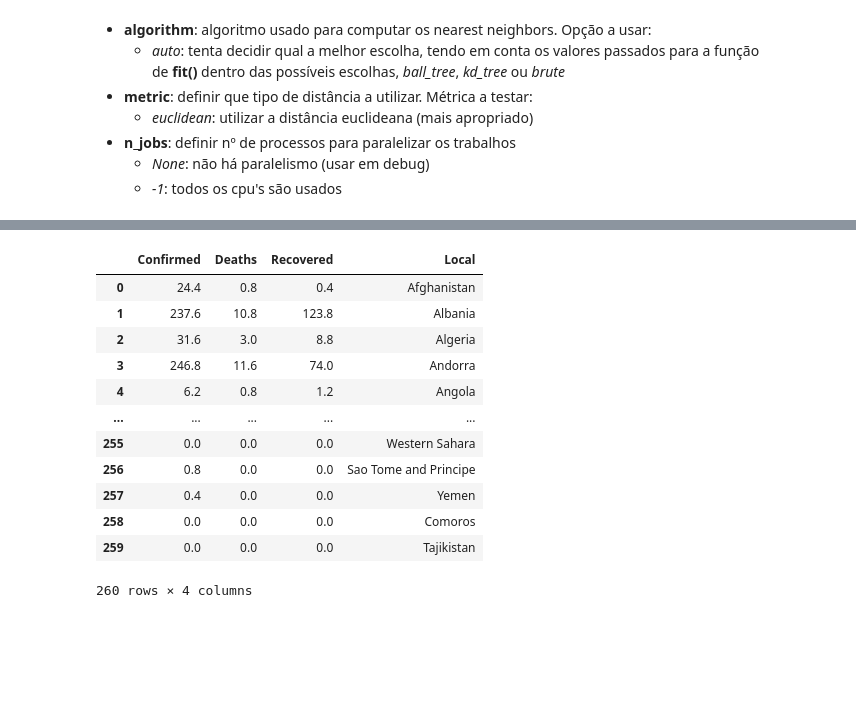
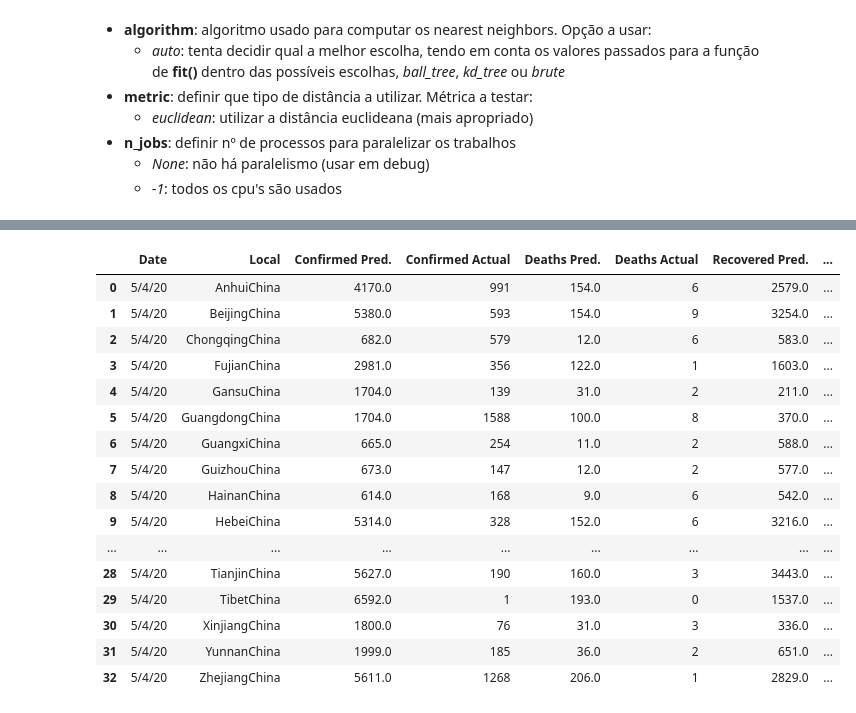
Before and after one commit to JoaoRicardoCardoso/MIEIC_IART_19_PROJ, a Jupyter notebook: PROJ2/Distance.Epi.ipynb, the cells around one changed output, grey strips where cells are left out. Drawn from its saved outputs; the diff is of its cells as text; code cells hidden in the pictures; blank space fills up the shorter version.

```diff
--- a/PROJ2/Distance.Epi.ipynb
+++ b/PROJ2/Distance.Epi.ipynb
@@ -99,0 +84,4 @@ covid_data
+# %%
+covid_data = covid_data.reset_index()
+del covid_data['index']
+covid_data
@@ -121,7 +123,7 @@ Já que pretendemos construir um modelo de regressão destes dados, vamos recorr
 # %%
 #data de teste: 4/5/20
 #criar set de treino
-train = covid_data[covid_data['Date']!='5/4/20']
+train = covid_data[(covid_data['Date']=='5/4/20') & (~covid_data['Local'].str.contains('China'))]
 train
 # %% [output]
 |  | Lat | Long | Date | Confirmed | Deaths | Recovered | Local |
@@ -140,6 +142,6 @@ train
 # %%
 #criar set de teste
-test = covid_data[covid_data['Date']=='5/4/20']
+test = covid_data[(covid_data['Date']=='5/4/20') & (covid_data['Local'].str.contains('China'))]
 test
 # %% [output]
 |  | Lat | Long | Date | Confirmed | Deaths | Recovered | Local |
@@ -158,30 +164,45 @@ test
 # %%
 #colunas em que vamos basear as previsões
 x_columns = ['Lat','Long']
 #colunas que queremos
 y_columns = ['Confirmed','Deaths','Recovered']
 
 from sklearn.neighbors import KNeighborsRegressor
 #criar o modelo e usar o número de vizinhos default, 5.
-knn = KNeighborsRegressor(n_neighbors=5)
+knn = KNeighborsRegressor(n_neighbors=5,weights='distance')
 #aplicar a função de fit ao set de treino
 knn.fit(train[x_columns],train[y_columns])
 #fazer previsões do set de teste usando
 predictions = knn.predict(test[x_columns])
-predictions = pd.DataFrame(data=predictions,columns=['Confirmed','Deaths','Recovered'])
+
+#tratar dos resultados
+predictions = pd.DataFrame(data=predictions,columns=['Confirmed Pred.','Deaths Pred.','Recovered Pred.'])
 predictions['Local'] = test['Local'].tolist()
+#arredondar os valores para inteiros, com teto
+predictions['Confirmed Pred.'] = predictions['Confirmed Pred.'].apply(np.ceil)
+predictions['Deaths Pred.'] = predictions['Deaths Pred.'].apply(np.ceil)
+predictions['Recovered Pred.'] = predictions['Recovered Pred.'].apply(np.ceil)
+predictions['Confirmed Actual'] = test['Confirmed'].tolist()
+predictions['Deaths Actual'] = test['Deaths'].tolist()
+predictions['Recovered Actual'] = test['Recovered'].tolist()
+predictions['Date'] = '5/4/20'
+predictions = predictions[['Date','Local', 'Confirmed Pred.', 'Confirmed Actual','Deaths Pred.', 'Deaths Actual','Recovered Pred.','Recovered Actual']]
 predictions
 # %% [output]
-|  | Confirmed | Deaths | Recovered | Local |
-| 0 | 24.4 | 0.8 | 0.4 | Afghanistan |
-| 1 | 237.6 | 10.8 | 123.8 | Albania |
-| 2 | 31.6 | 3.0 | 8.8 | Algeria |
-| 3 | 246.8 | 11.6 | 74.0 | Andorra |
-| 4 | 6.2 | 0.8 | 1.2 | Angola |
-| ... | ... | ... | ... | ... |
-| 255 | 0.0 | 0.0 | 0.0 | Western Sahara |
-| 256 | 0.8 | 0.0 | 0.0 | Sao Tome and Principe |
-| 257 | 0.4 | 0.0 | 0.0 | Yemen |
-| 258 | 0.0 | 0.0 | 0.0 | Comoros |
-| 259 | 0.0 | 0.0 | 0.0 | Tajikistan |
+|  | Date | Local | Confirmed Pred. | Confirmed Actual | Deaths Pred. | Deaths Actual | Recovered Pred. | ... |
+| 0 | 5/4/20 | AnhuiChina | 4170.0 | 991 | 154.0 | 6 | 2579.0 | ... |
+| 1 | 5/4/20 | BeijingChina | 5380.0 | 593 | 154.0 | 9 | 3254.0 | ... |
+| 2 | 5/4/20 | ChongqingChina | 682.0 | 579 | 12.0 | 6 | 583.0 | ... |
+| 3 | 5/4/20 | FujianChina | 2981.0 | 356 | 122.0 | 1 | 1603.0 | ... |
+| 4 | 5/4/20 | GansuChina | 1704.0 | 139 | 31.0 | 2 | 211.0 | ... |
+| 5 | 5/4/20 | GuangdongChina | 1704.0 | 1588 | 100.0 | 8 | 370.0 | ... |
+| 6 | 5/4/20 | GuangxiChina | 665.0 | 254 | 11.0 | 2 | 588.0 | ... |
+| 7 | 5/4/20 | GuizhouChina | 673.0 | 147 | 12.0 | 2 | 577.0 | ... |
+| 8 | 5/4/20 | HainanChina | 614.0 | 168 | 9.0 | 6 | 542.0 | ... |
+| 9 | 5/4/20 | HebeiChina | 5314.0 | 328 | 152.0 | 6 | 3216.0 | ... |
+| ... | ... | ... | ... | ... | ... | ... | ... | ... |
+| 28 | 5/4/20 | TianjinChina | 5627.0 | 190 | 160.0 | 3 | 3443.0 | ... |
+| 29 | 5/4/20 | TibetChina | 6592.0 | 1 | 193.0 | 0 | 1537.0 | ... |
+| 30 | 5/4/20 | XinjiangChina | 1800.0 | 76 | 31.0 | 3 | 336.0 | ... |
+| 31 | 5/4/20 | YunnanChina | 1999.0 | 185 | 36.0 | 2 | 651.0 | ... |
+| 32 | 5/4/20 | ZhejiangChina | 5611.0 | 1268 | 206.0 | 1 | 2829.0 | ... |
-260 rows × 4 columns
```
Also changed, not shown: parts of 5 cells of this notebook, 1 other file.
